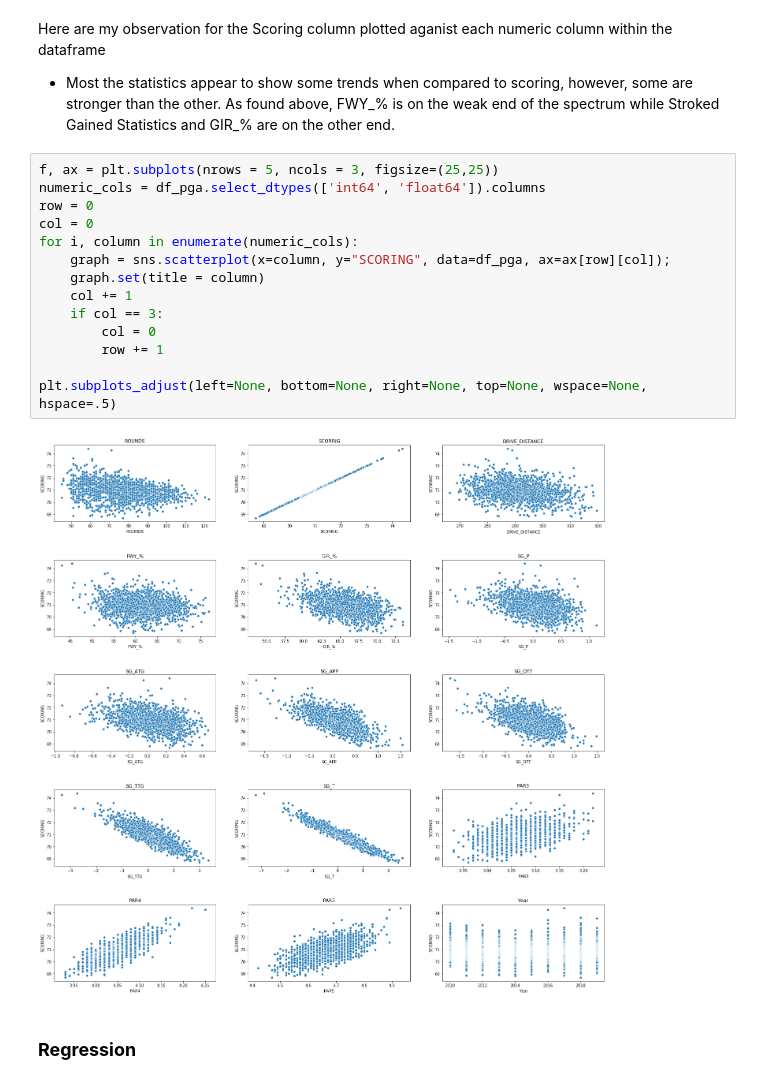
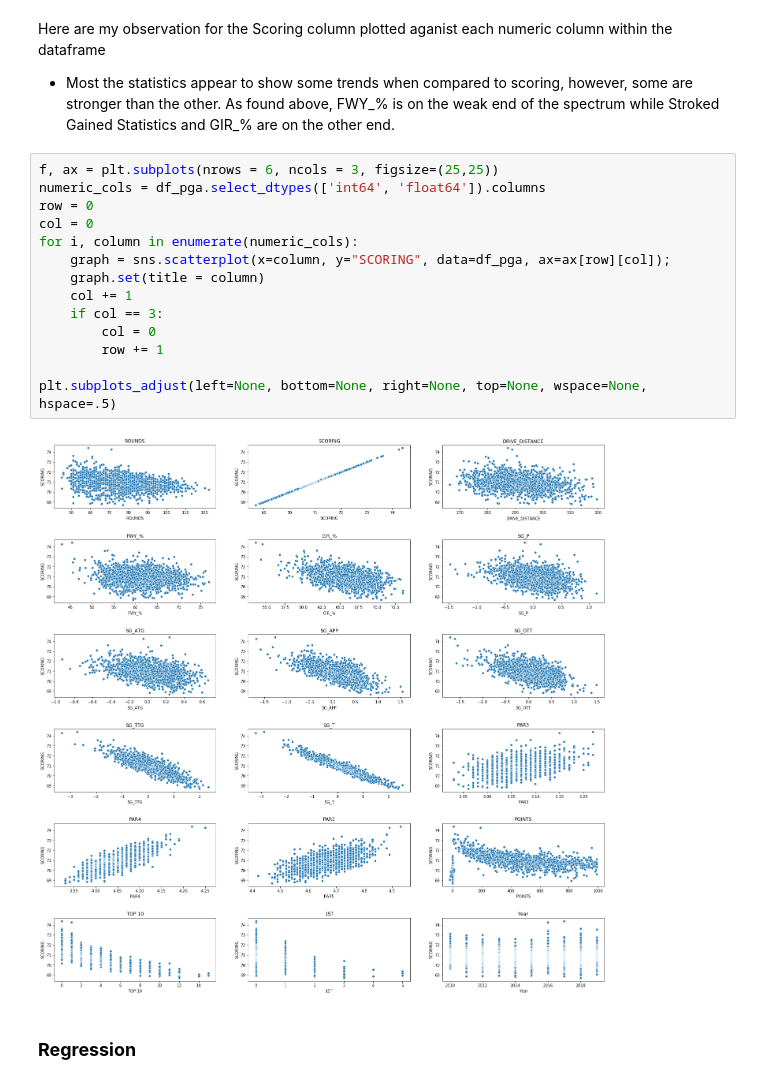
Before and after one commit to jonathannocek/pga-data-analysis, a Jupyter notebook: pga_data_analysis.ipynb, the cells around one changed output. Drawn from its saved outputs; the diff is of its cells as text.

```diff
--- a/pga_data_analysis.ipynb
+++ b/pga_data_analysis.ipynb
@@ -356,21 +352,21 @@ plt.subplots_adjust(left=None, bottom=None, right=None, top=None, wspace=None, h
 Here are my observation for the Scoring column plotted aganist each numeric column within the dataframe
 *   Most the statistics appear to show some trends when compared to scoring, however, some are stronger than the other. As found above, FWY_% is on the weak end of the spectrum while Stroked Gained Statistics and GIR_% are on the other end.
 # %%
-f, ax = plt.subplots(nrows = 5, ncols = 3, figsize=(25,25))
+f, ax = plt.subplots(nrows = 6, ncols = 3, figsize=(25,25))
 numeric_cols = df_pga.select_dtypes(['int64', 'float64']).columns
 row = 0
 col = 0
 for i, column in enumerate(numeric_cols):
     graph = sns.scatterplot(x=column, y="SCORING", data=df_pga, ax=ax[row][col]);
     graph.set(title = column)
     col += 1
     if col == 3:
         col = 0
         row += 1
 
 plt.subplots_adjust(left=None, bottom=None, right=None, top=None, wspace=None, hspace=.5)
 # %% [output]
-[figure, old version]
+[figure, new version]
 # %% [markdown]
 ### **Regression**
 # %%
```
Also changed, not shown: parts of 14 cells of this notebook.
